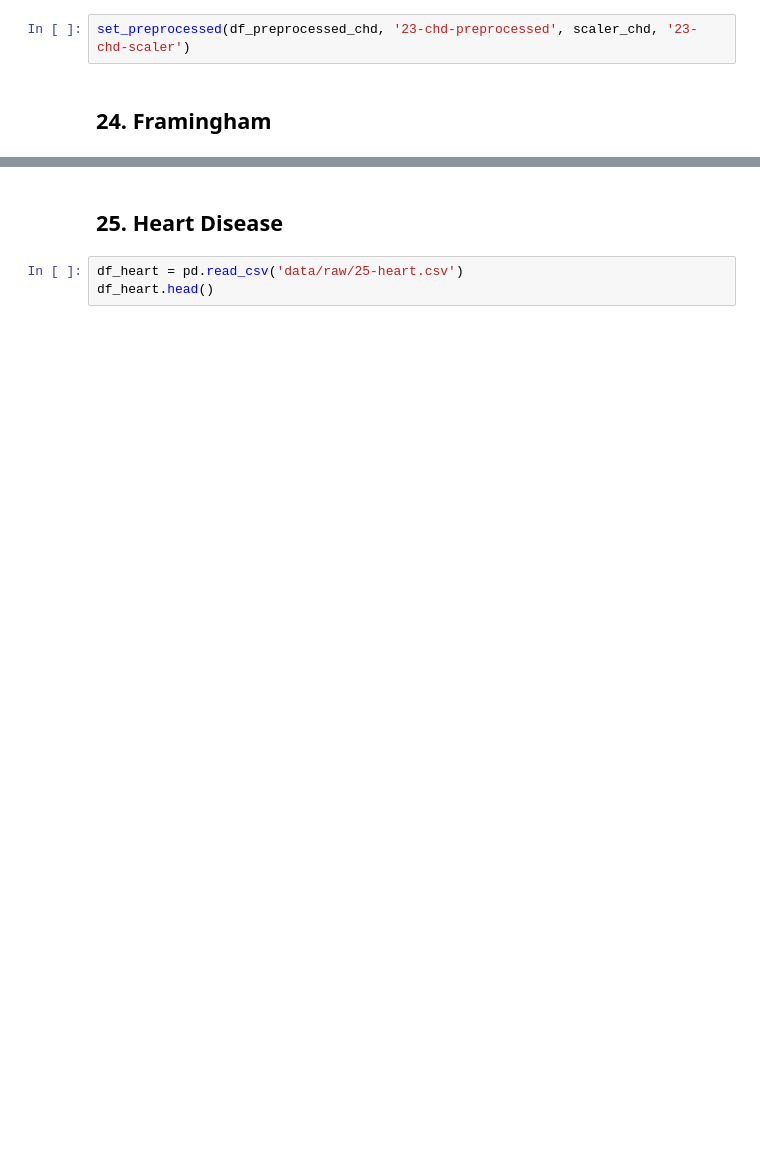
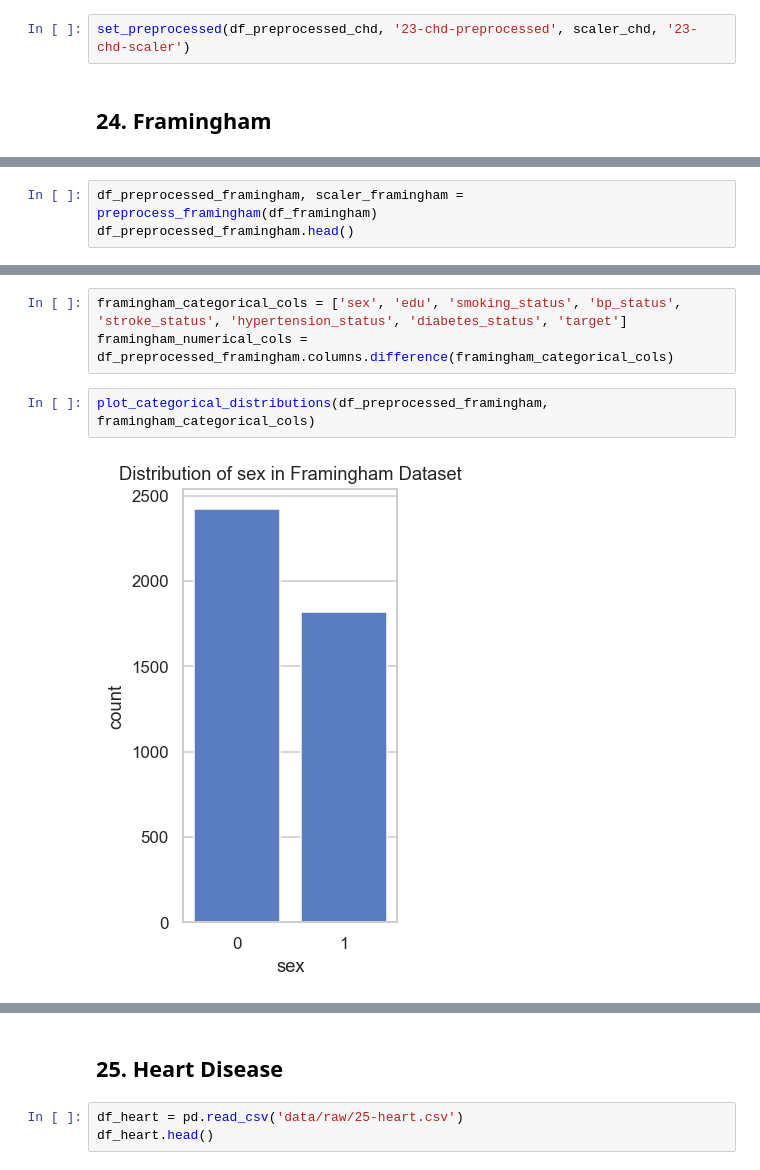
Before and after one commit to PATRECOG-RaoTamMakKwaPeudSSR/multidataset-health, a Jupyter notebook: main.ipynb, the cells around one changed output, grey strips where cells are left out. Drawn from its saved outputs; the diff is of its cells as text; blank space fills up the shorter version.

Commit message:
fix: framingham

```diff
--- a/main.ipynb
+++ b/main.ipynb
@@ -203,0 +452,3 @@ df_framingham.head()
+# %%
+df_preprocessed_framingham, scaler_framingham = preprocess_framingham(df_framingham)
+df_preprocessed_framingham.head()
@@ -203,0 +538,7 @@ df_framingham.head()
+# %%
+framingham_categorical_cols = ['sex', 'edu', 'smoking_status', 'bp_status', 'stroke_status', 'hypertension_status', 'diabetes_status', 'target']
+framingham_numerical_cols = df_preprocessed_framingham.columns.difference(framingham_categorical_cols)
+# %%
+plot_categorical_distributions(df_preprocessed_framingham, framingham_categorical_cols)
+# %% [output]
+[figure, added]
```
Also changed, not shown: parts of 40 cells of this notebook, 4 other files.
